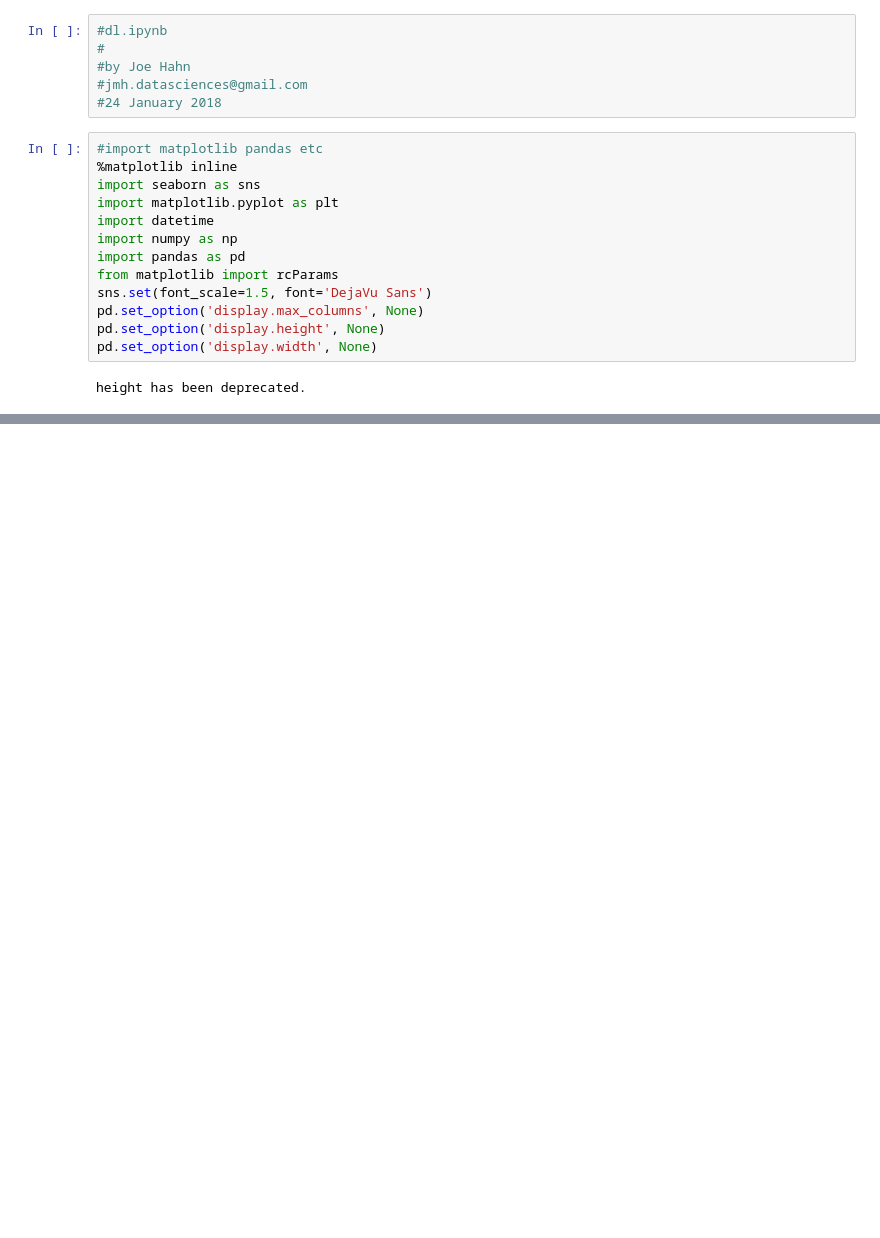
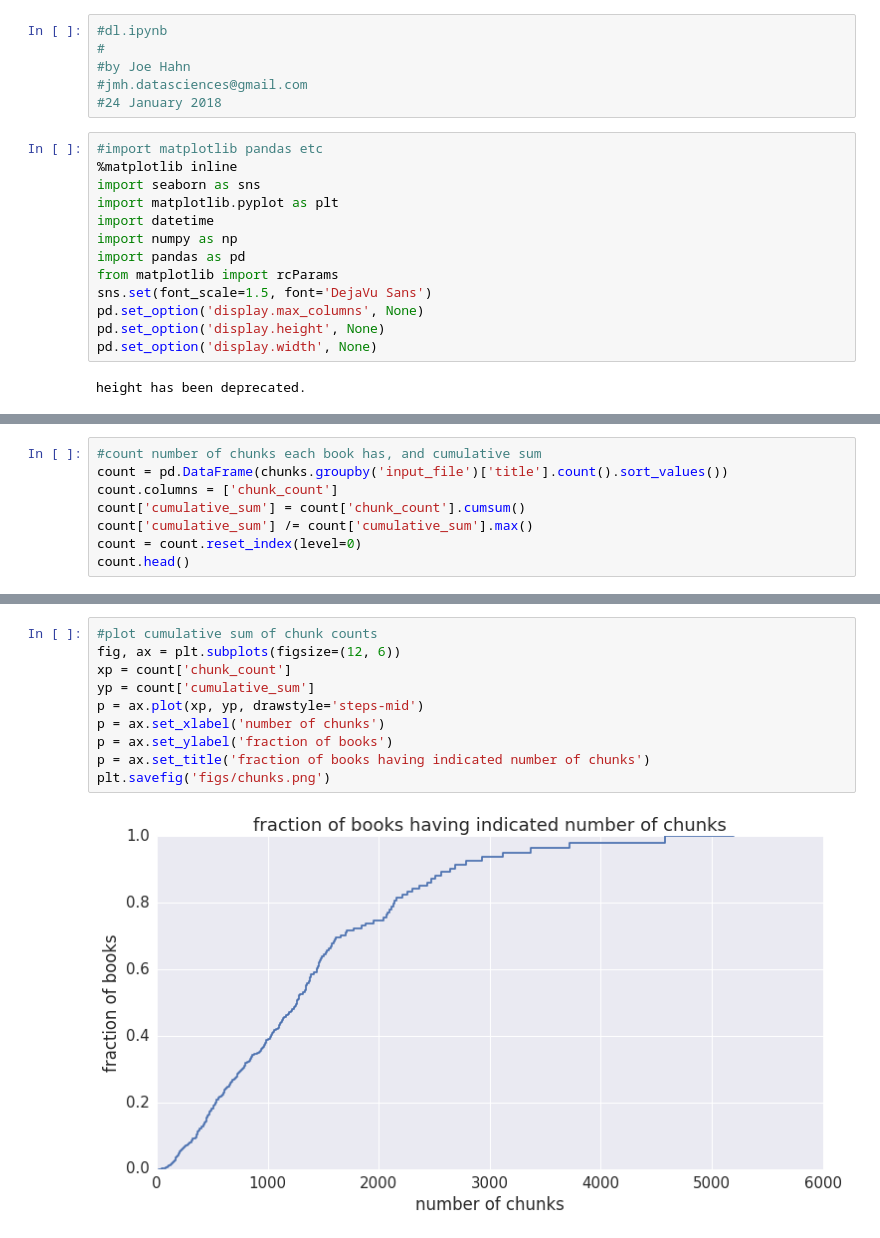
Before and after one commit to joehahn/tf-text-classification-demo, a Jupyter notebook: dl.ipynb, the cells around one changed output, grey strips where cells are left out. Drawn from its saved outputs; the diff is of its cells as text; blank space fills up the shorter version.

```diff
--- a/dl.ipynb
+++ b/dl.ipynb
@@ -76,0 +69,8 @@ number of sentences =  788002
+# %%
+#count number of chunks each book has, and cumulative sum
+count = pd.DataFrame(chunks.groupby('input_file')['title'].count().sort_values())
+count.columns = ['chunk_count']
+count['cumulative_sum'] = count['chunk_count'].cumsum()
+count['cumulative_sum'] /= count['cumulative_sum'].max()
+count = count.reset_index(level=0)
+count.head()
@@ -76,0 +84,12 @@ number of sentences =  788002
+# %%
+#plot cumulative sum of chunk counts
+fig, ax = plt.subplots(figsize=(12, 6))
+xp = count['chunk_count']
+yp = count['cumulative_sum']
+p = ax.plot(xp, yp, drawstyle='steps-mid')
+p = ax.set_xlabel('number of chunks')
+p = ax.set_ylabel('fraction of books')
+p = ax.set_title('fraction of books having indicated number of chunks')
+plt.savefig('figs/chunks.png')
+# %% [output]
+[figure, added]
```
Also changed, not shown: parts of 26 cells of this notebook, 1 other file.
